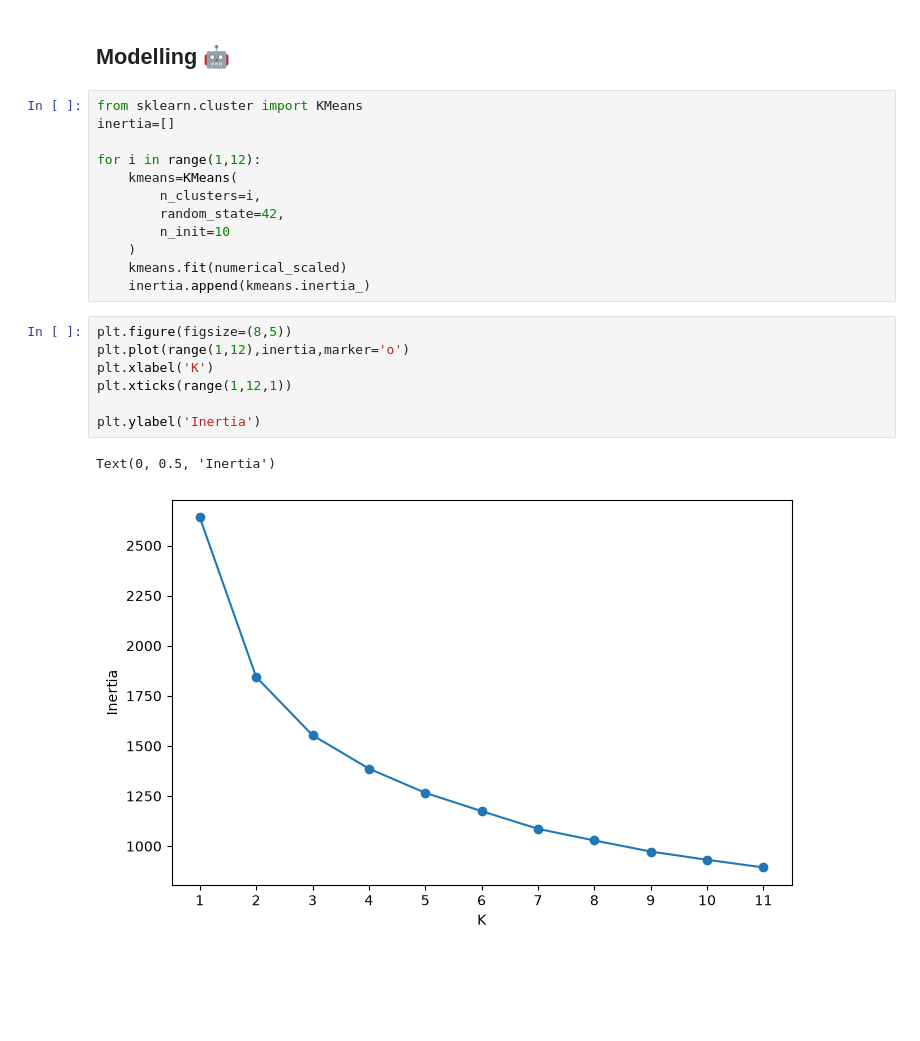
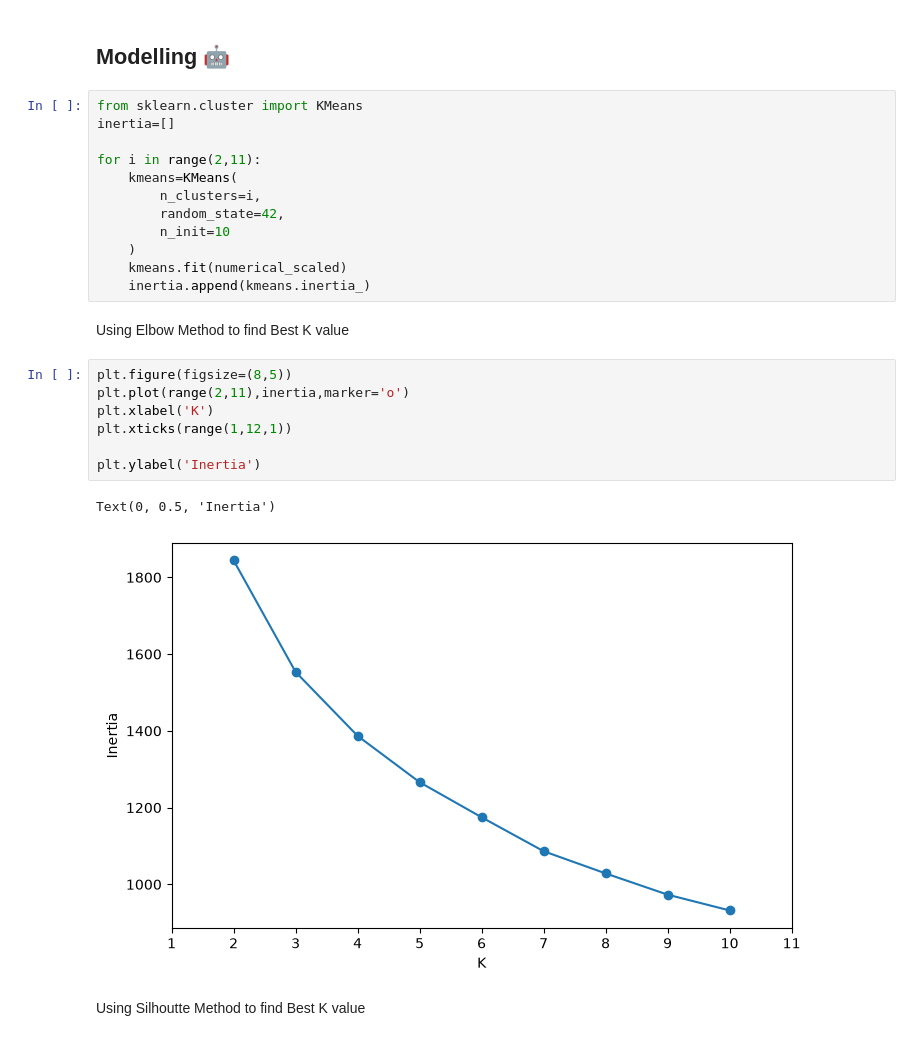
Before and after one commit to Kartikshard/Whole-Sale-Customer-Segmentation, a Jupyter notebook: notebooks/01_EDA.ipynb, the cells around one changed output. Cells and saved outputs as stored; diff of their text form; blank space fills up the shorter version.

Commit message:
Used Silhoutte Score to find best k value

```diff
--- a/notebooks/01_EDA.ipynb
+++ b/notebooks/01_EDA.ipynb
@@ -225,7 +225,7 @@ numerical_scaled.describe()
 from sklearn.cluster import KMeans
 inertia=[]
 
-for i in range(1,12):
+for i in range(2,11):
     kmeans=KMeans(
         n_clusters=i,
         random_state=42,
@@ -233,13 +233,17 @@ for i in range(1,12):
     )
     kmeans.fit(numerical_scaled)
     inertia.append(kmeans.inertia_)
+# %% [markdown]
+<p><bold>Using Elbow Method to find Best K value</bold></p>
 # %%
 plt.figure(figsize=(8,5))
-plt.plot(range(1,12),inertia,marker='o')
+plt.plot(range(2,11),inertia,marker='o')
 plt.xlabel('K')
 plt.xticks(range(1,12,1))
 
 plt.ylabel('Inertia')
 # %% [output]
 Text(0, 0.5, 'Inertia')
-[figure, old version]
+[figure, new version]
+# %% [markdown]
+<p><bold>Using Silhoutte Method to find Best K value</bold></p>
```
Also changed, not shown: parts of 3 cells of this notebook.
